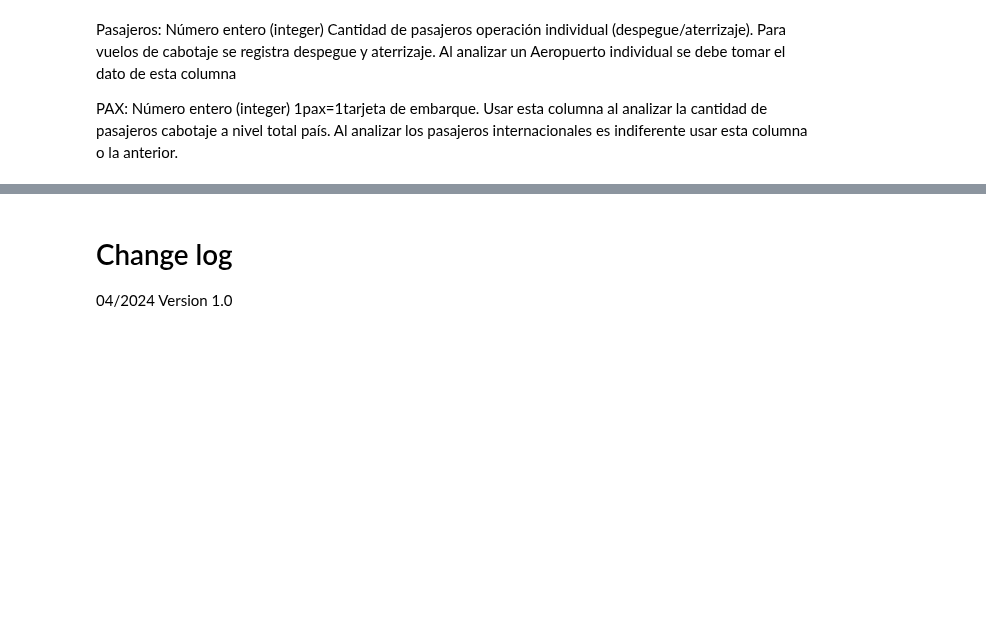
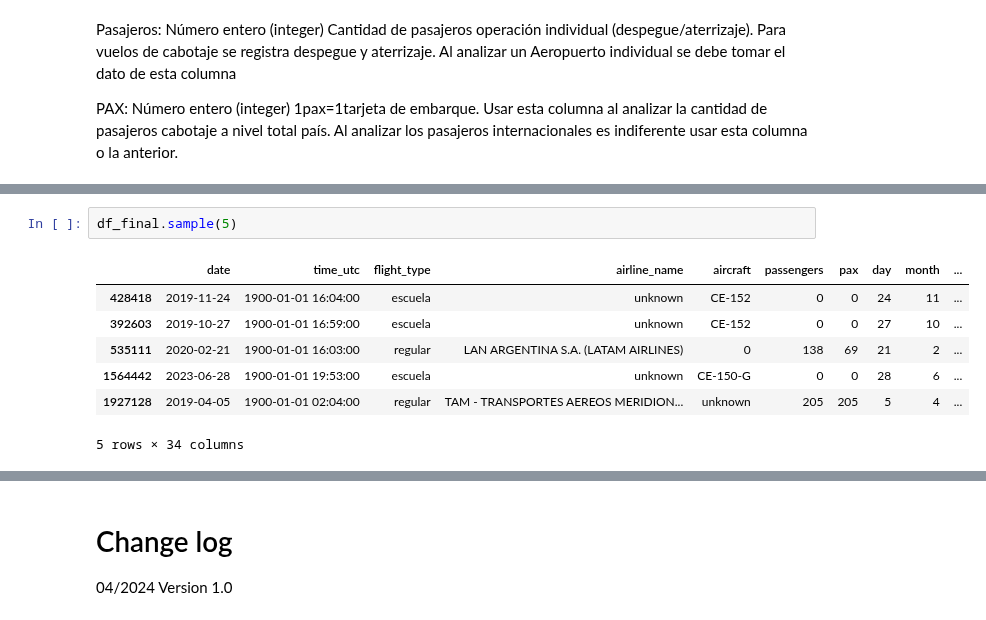
Before and after one commit to omanofx/portfolio, a Jupyter notebook: vuelos_anac/vuelos_anac_arg.ipynb, the cells around one changed output, grey strips where cells are left out. Saved outputs shown, nothing was run; the diff lists cells and outputs as text; blank space fills up the shorter version.

```diff
--- a/vuelos_anac/vuelos_anac_arg.ipynb
+++ b/vuelos_anac/vuelos_anac_arg.ipynb
@@ -1229,0 +1203,10 @@ passenger_local
+# %%
+df_final.sample(5)
+# %% [output]
+|  | date | time_utc | flight_type | airline_name | aircraft | passengers | pax | day | month | ... |
+| 428418 | 2019-11-24 | 1900-01-01 16:04:00 | escuela | unknown | CE-152 | 0 | 0 | 24 | 11 | ... |
+| 392603 | 2019-10-27 | 1900-01-01 16:59:00 | escuela | unknown | CE-152 | 0 | 0 | 27 | 10 | ... |
+| 535111 | 2020-02-21 | 1900-01-01 16:03:00 | regular | LAN ARGENTINA S.A. (LATAM AIRLINES) | 0 | 138 | 69 | 21 | 2 | ... |
+| 1564442 | 2023-06-28 | 1900-01-01 19:53:00 | escuela | unknown | CE-150-G | 0 | 0 | 28 | 6 | ... |
+| 1927128 | 2019-04-05 | 1900-01-01 02:04:00 | regular | TAM - TRANSPORTES AEREOS MERIDION... | unknown | 205 | 205 | 5 | 4 | ... |
+5 rows × 34 columns
```
Also changed, not shown: parts of 33 cells of this notebook.
